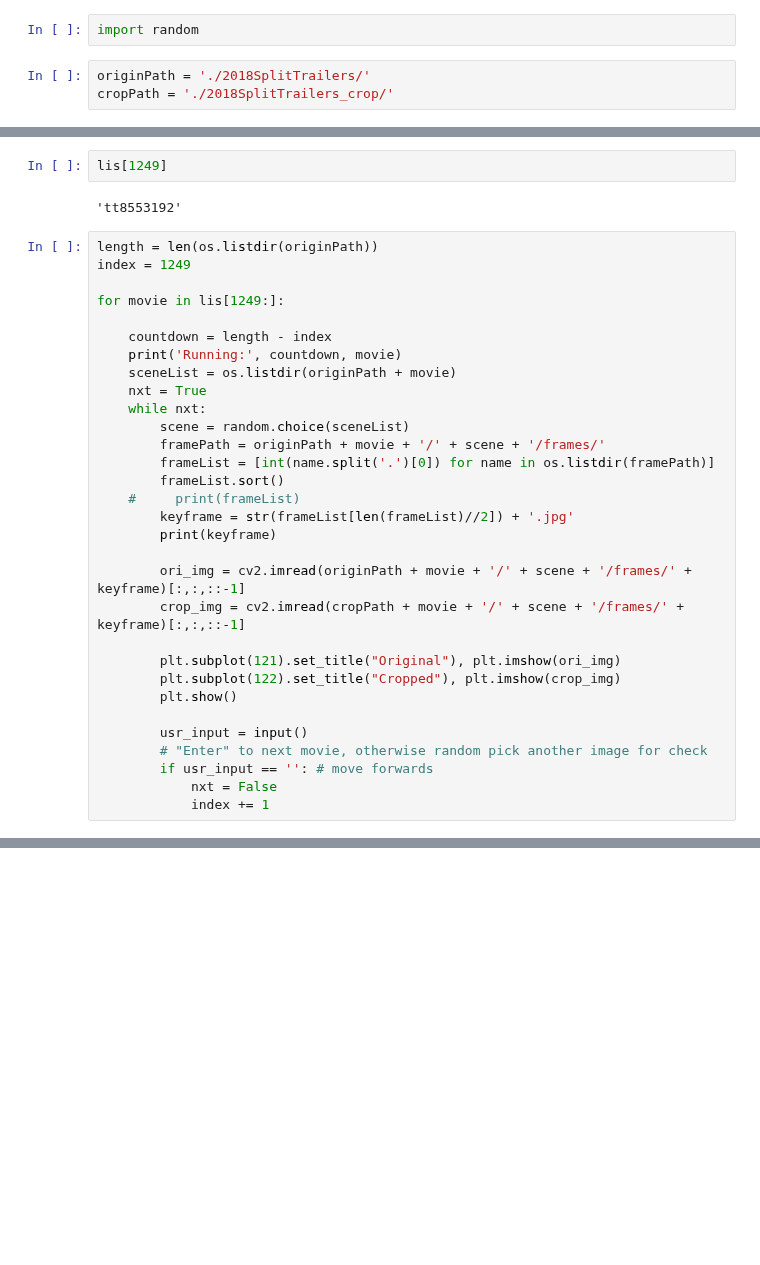
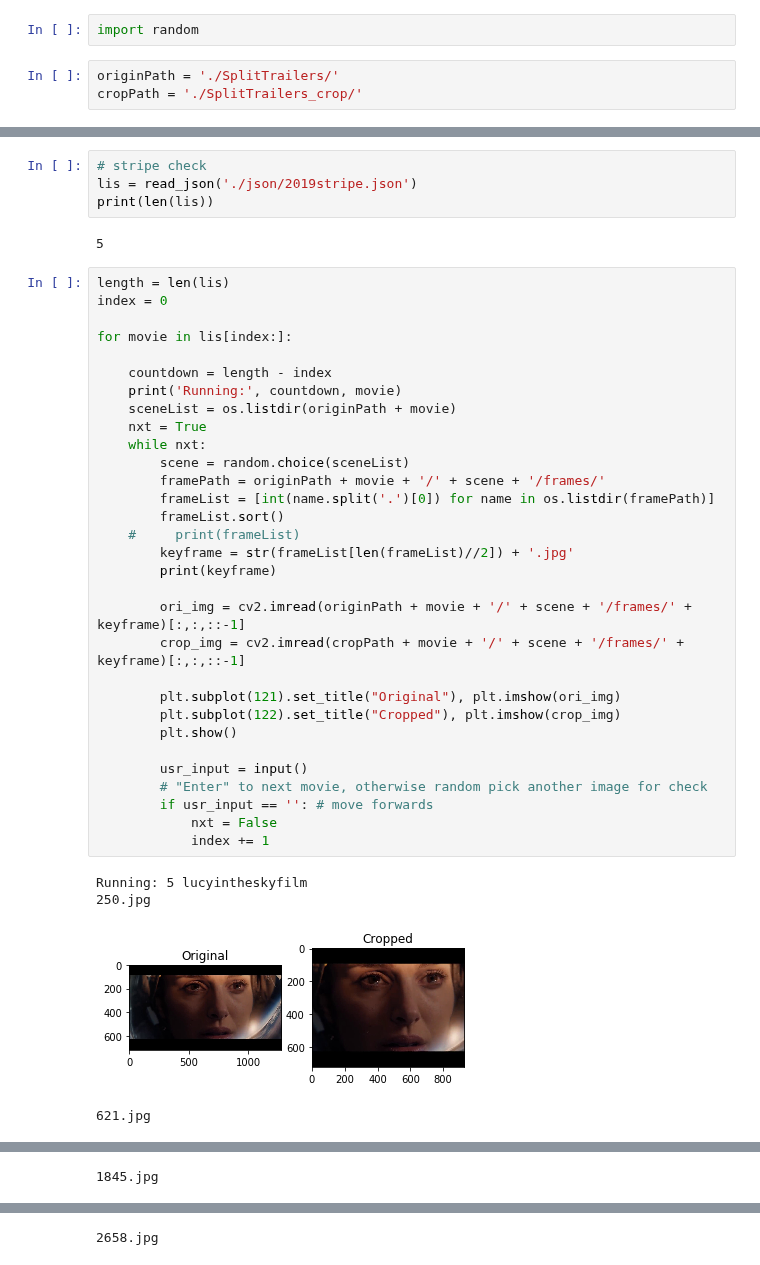
Before and after one commit to arrowill74/GPUbackup, a Jupyter notebook: Video/RemoveBorder.ipynb, the cells around one changed output, grey strips where cells are left out. Drawn from its saved outputs; the diff is of its cells as text; blank space fills up the shorter version.

```diff
--- a/Video/RemoveBorder.ipynb
+++ b/Video/RemoveBorder.ipynb
@@ -244,8 +243,8 @@ len(os.listdir(TRAILER))
 # %%
 import random
 # %%
-originPath = './2018SplitTrailers/'
-cropPath = './2018SplitTrailers_crop/'
+originPath = './SplitTrailers/'
+cropPath = './SplitTrailers_crop/'
 # %%
 lis = os.listdir(originPath)
 print(len(lis))
@@ -254,35 +253,42 @@ print(len(lis))
-# %%
-lis[1249]
-# %% [output]
-'tt8553192'
+# %%
+# stripe check
+lis = read_json('./json/2019stripe.json')
+print(len(lis))
+# %% [output]
+5
 # %%
-length = len(os.listdir(originPath))
-index = 1249
+length = len(lis)
+index = 0
 
-for movie in lis[1249:]:
+for movie in lis[index:]:
 
     countdown = length - index
     print('Running:', countdown, movie)
     sceneList = os.listdir(originPath + movie)
     nxt = True
     while nxt:
         scene = random.choice(sceneList)
         framePath = originPath + movie + '/' + scene + '/frames/'
         frameList = [int(name.split('.')[0]) for name in os.listdir(framePath)]
         frameList.sort()
     #     print(frameList)
         keyframe = str(frameList[len(frameList)//2]) + '.jpg'
         print(keyframe)
 
         ori_img = cv2.imread(originPath + movie + '/' + scene + '/frames/' + keyframe)[:,:,::-1]
         crop_img = cv2.imread(cropPath + movie + '/' + scene + '/frames/' + keyframe)[:,:,::-1]
 
         plt.subplot(121).set_title("Original"), plt.imshow(ori_img)
         plt.subplot(122).set_title("Cropped"), plt.imshow(crop_img)
         plt.show()
 
         usr_input = input()
         # "Enter" to next movie, otherwise random pick another image for check
         if usr_input == '': # move forwards
             nxt = False
             index += 1
+# %% [output]
+Running: 5 lucyintheskyfilm
+250.jpg
+[figure, added]
+621.jpg
@@ -288,0 +296 @@ for movie in lis[1249:]:
+1845.jpg
@@ -288,0 +298 @@ for movie in lis[1249:]:
+2658.jpg
```
Also changed, not shown: parts of 12 cells of this notebook, 16 other files.
